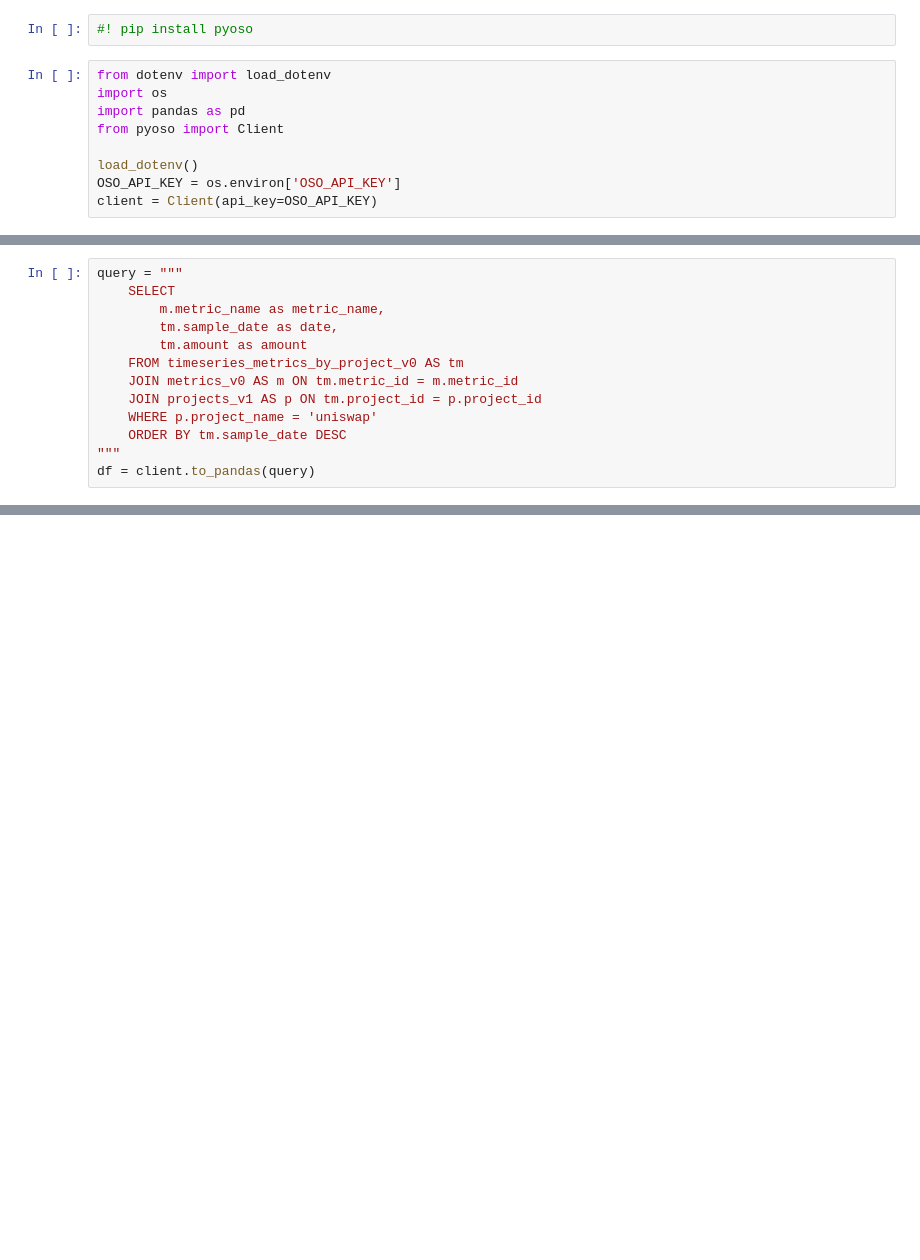
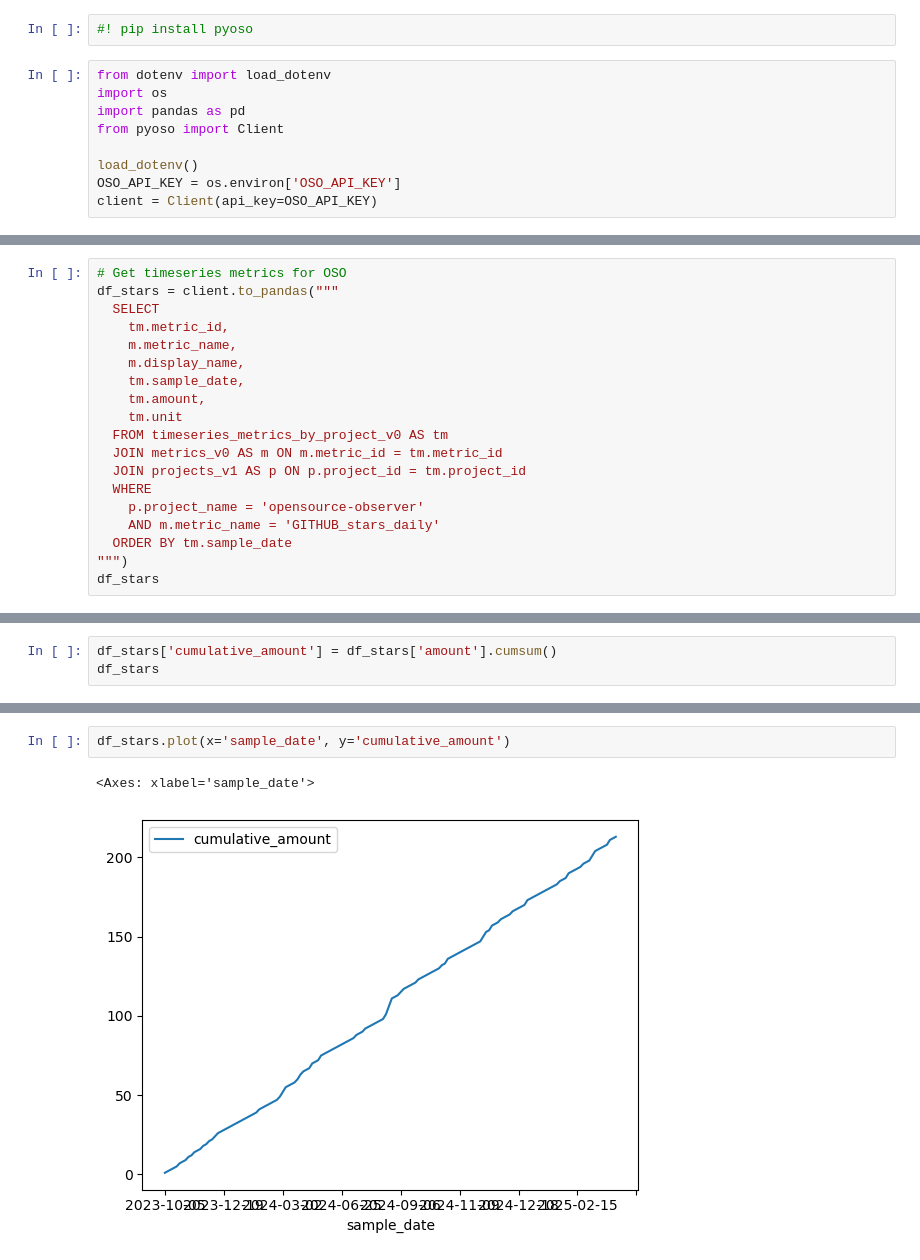
Before and after one commit to opensource-observer/insights, a Jupyter notebook: pyoso-quickstart.ipynb, the cells around one changed output, grey strips where cells are left out. Saved outputs shown, nothing was run; the diff lists cells and outputs as text; blank space fills up the shorter version.

```diff
--- a/pyoso-quickstart.ipynb
+++ b/pyoso-quickstart.ipynb
@@ -12,13 +167,19 @@ client = Client(api_key=OSO_API_KEY)
 # %%
-query = """
-    SELECT
-        m.metric_name as metric_name,
-        tm.sample_date as date,
-        tm.amount as amount
-    FROM timeseries_metrics_by_project_v0 AS tm
-    JOIN metrics_v0 AS m ON tm.metric_id = m.metric_id
-    JOIN projects_v1 AS p ON tm.project_id = p.project_id
-    WHERE p.project_name = 'uniswap'
-    ORDER BY tm.sample_date DESC
-"""
-df = client.to_pandas(query)
+# Get timeseries metrics for OSO
+df_stars = client.to_pandas("""
+  SELECT
+    tm.metric_id,
+    m.metric_name,
+    m.display_name,
+    tm.sample_date,
+    tm.amount,
+    tm.unit
+  FROM timeseries_metrics_by_project_v0 AS tm
+  JOIN metrics_v0 AS m ON m.metric_id = tm.metric_id
+  JOIN projects_v1 AS p ON p.project_id = tm.project_id
+  WHERE
+    p.project_name = 'opensource-observer'
+    AND m.metric_name = 'GITHUB_stars_daily'
+  ORDER BY tm.sample_date
+""")
+df_stars
@@ -77,0 +200,3 @@ df_contracts_by_project.head(10)
+# %%
+df_stars['cumulative_amount'] = df_stars['amount'].cumsum()
+df_stars
@@ -77,0 +217,5 @@ df_contracts_by_project.head(10)
+# %%
+df_stars.plot(x='sample_date', y='cumulative_amount')
+# %% [output]
+<Axes: xlabel='sample_date'>
+[figure, added]
```
Also changed, not shown: parts of 19 cells of this notebook.
